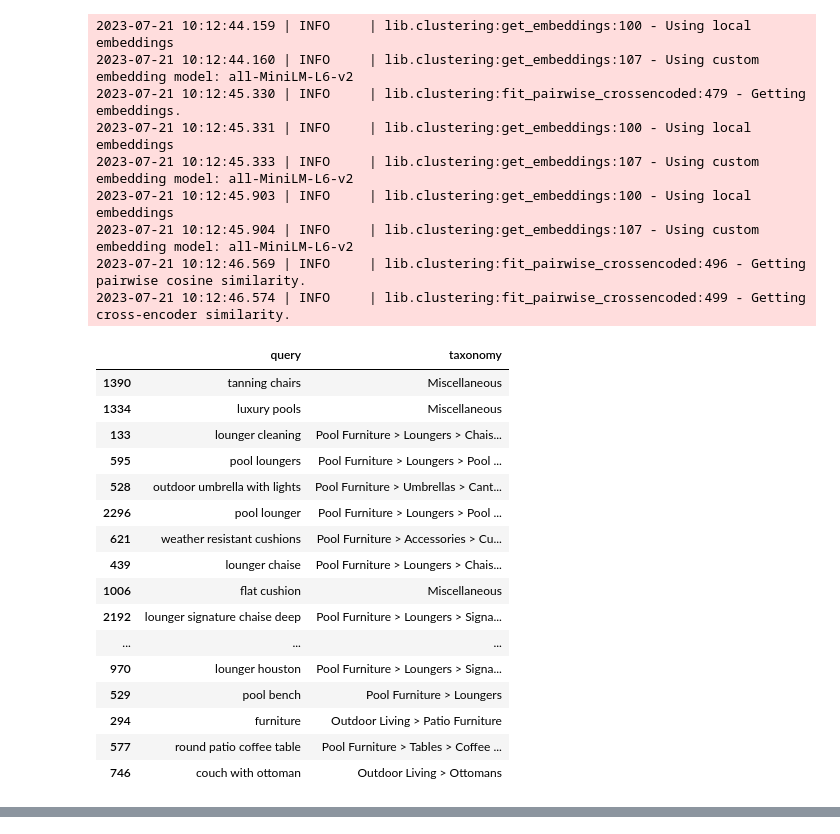
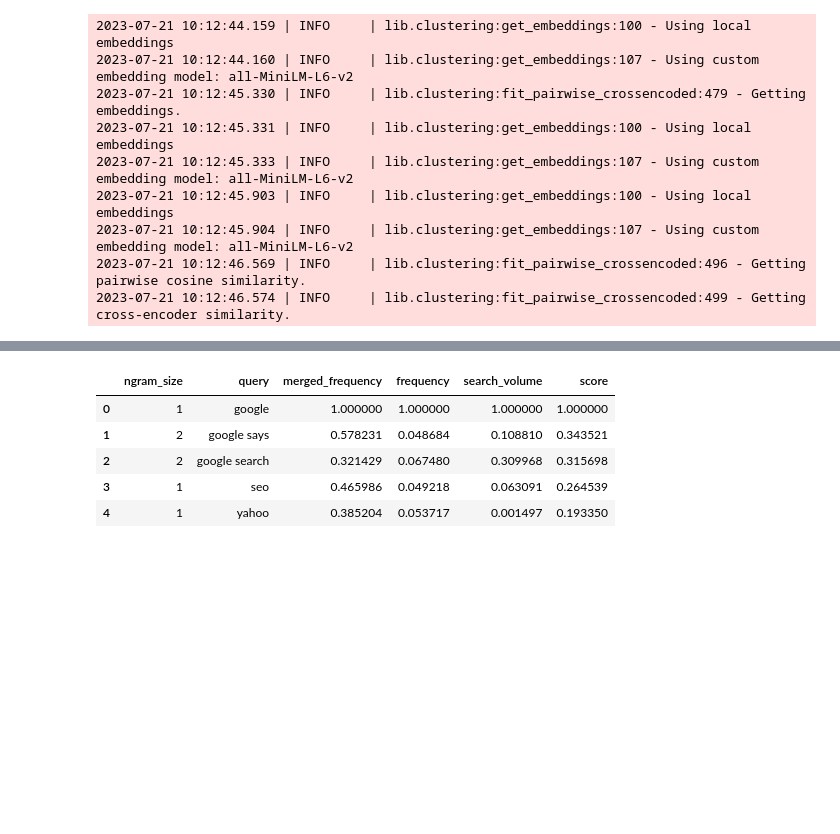
Before and after one commit to jroakes/Taxonomy, a Jupyter notebook: demo_notebook.ipynb, the cells around one changed output, grey strips where cells are left out. Drawn from its saved outputs; the diff is of its cells as text; code cells hidden in the pictures; blank space fills up the shorter version.

```diff
--- a/demo_notebook.ipynb
+++ b/demo_notebook.ipynb
@@ -264,23 +264,3 @@ df = add_categories(structure, df,
 2023-07-21 10:12:45.904 | INFO     | lib.clustering:get_embeddings:107 - Using custom embedding model: all-MiniLM-L6-v2
 2023-07-21 10:12:46.569 | INFO     | lib.clustering:fit_pairwise_crossencoded:496 - Getting pairwise cosine similarity.
 2023-07-21 10:12:46.574 | INFO     | lib.clustering:fit_pairwise_crossencoded:499 - Getting cross-encoder similarity.
-# %%
-df[['query', 'taxonomy']]
-# %% [output]
-|  | query | taxonomy |
-| 1390 | tanning chairs | Miscellaneous |
-| 1334 | luxury pools | Miscellaneous |
-| 133 | lounger cleaning | Pool Furniture > Loungers > Chais... |
-| 595 | pool loungers | Pool Furniture > Loungers > Pool ... |
-| 528 | outdoor umbrella with lights | Pool Furniture > Umbrellas > Cant... |
-| 2296 | pool lounger | Pool Furniture > Loungers > Pool ... |
-| 621 | weather resistant cushions | Pool Furniture > Accessories > Cu... |
-| 439 | lounger chaise | Pool Furniture > Loungers > Chais... |
-| 1006 | flat cushion | Miscellaneous |
-| 2192 | lounger signature chaise deep | Pool Furniture > Loungers > Signa... |
-| ... | ... | ... |
-| 970 | lounger houston | Pool Furniture > Loungers > Signa... |
-| 529 | pool bench | Pool Furniture > Loungers |
-| 294 | furniture | Outdoor Living > Patio Furniture |
-| 577 | round patio coffee table | Pool Furniture > Tables > Coffee ... |
-| 746 | couch with ottoman | Outdoor Living > Ottomans |
@@ -312,0 +267,15 @@ for url, row in tqdm(by_url.iterrows(), total=by_url.shape[0]):
+# %%
+import pandas as pd
+from main import clean_provided_dataframe, score_and_filter_df
+
+df_raw = pd.read_csv("out_barry.csv")
+df = df_raw.copy()
+df['query'] = df.title.copy()
+df['search_volume'] = df.ga_sessions.copy()
+
+df = clean_provided_dataframe(df, None, None)
+
+df = score_and_filter_df(df, min_df=5, min_length=3000)
+
+df.head()
+# %% [output]
@@ -312,0 +285,6 @@ for url, row in tqdm(by_url.iterrows(), total=by_url.shape[0]):
+|  | ngram_size | query | merged_frequency | frequency | search_volume | score |
+| 0 | 1 | google | 1.000000 | 1.000000 | 1.000000 | 1.000000 |
+| 1 | 2 | google says | 0.578231 | 0.048684 | 0.108810 | 0.343521 |
+| 2 | 2 | google search | 0.321429 | 0.067480 | 0.309968 | 0.315698 |
+| 3 | 1 | seo | 0.465986 | 0.049218 | 0.063091 | 0.264539 |
+| 4 | 1 | yahoo | 0.385204 | 0.053717 | 0.001497 | 0.193350 |
```
Also changed, not shown: parts of 7 cells of this notebook, 5 other files.
